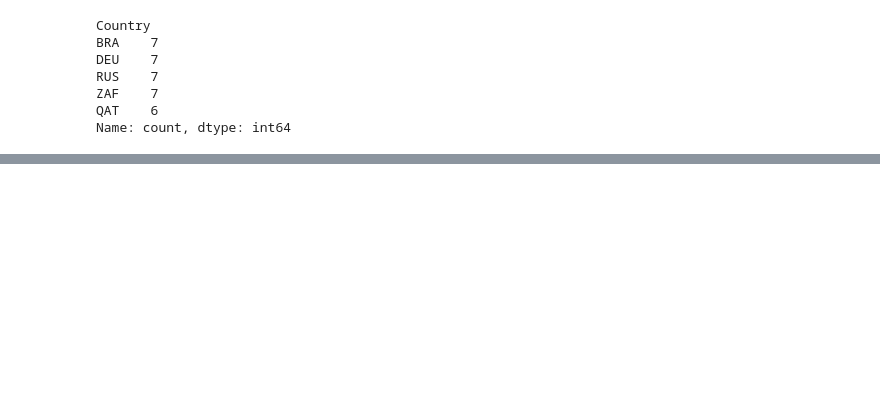
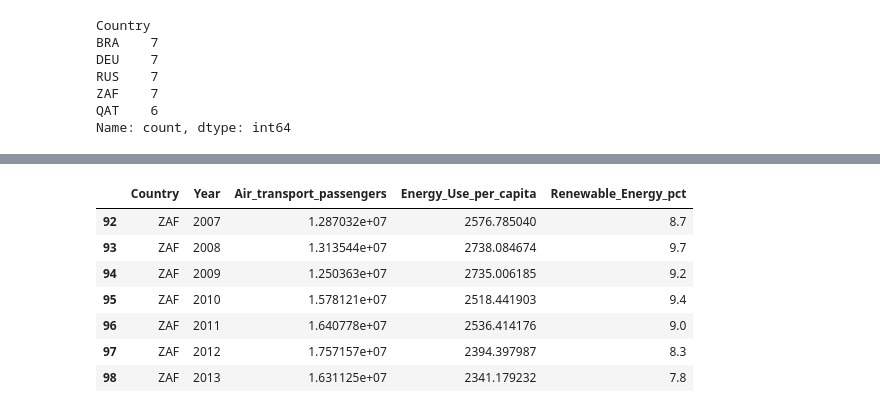
Before and after one commit to hajaraitlachgar/Impact_CDM, a Jupyter notebook: notebooks/Nettoyage.ipynb, the cells around one changed output, grey strips where cells are left out. Drawn from its saved outputs; the diff is of its cells as text; code cells hidden in the pictures; blank space fills up the shorter version.

```diff
--- a/notebooks/Nettoyage.ipynb
+++ b/notebooks/Nettoyage.ipynb
@@ -125,0 +143,14 @@ dfEco.to_csv('../Data Clean/cleaned_economic_world_cup_data.csv', index=False)
+# %%
+# South Africa => [2007;2013]
+ZAF_data = dfEnv[dfEnv['Country'] == 'ZAF']
+ZAF_data = ZAF_data[(ZAF_data['Year'] >= 2007) & (ZAF_data['Year'] <= 2013)]
+ZAF_data
+# %% [output]
+|  | Country | Year | Air_transport_passengers | Energy_Use_per_capita | Renewable_Energy_pct |
+| 92 | ZAF | 2007 | 1.287032e+07 | 2576.785040 | 8.7 |
+| 93 | ZAF | 2008 | 1.313544e+07 | 2738.084674 | 9.7 |
+| 94 | ZAF | 2009 | 1.250363e+07 | 2735.006185 | 9.2 |
+| 95 | ZAF | 2010 | 1.578121e+07 | 2518.441903 | 9.4 |
+| 96 | ZAF | 2011 | 1.640778e+07 | 2536.414176 | 9.0 |
+| 97 | ZAF | 2012 | 1.757157e+07 | 2394.397987 | 8.3 |
+| 98 | ZAF | 2013 | 1.631125e+07 | 2341.179232 | 7.8 |
```
Also changed, not shown: parts of 14 cells of this notebook, 5 other files.
